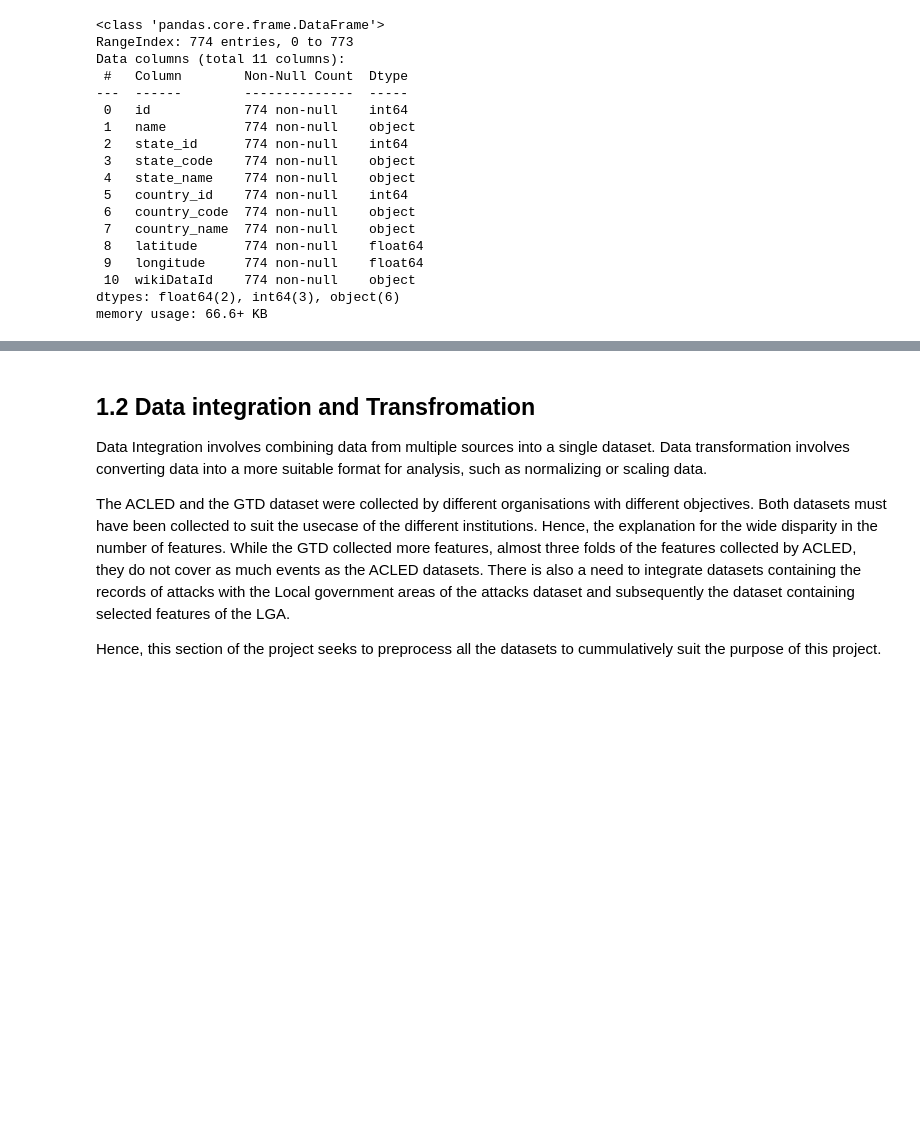
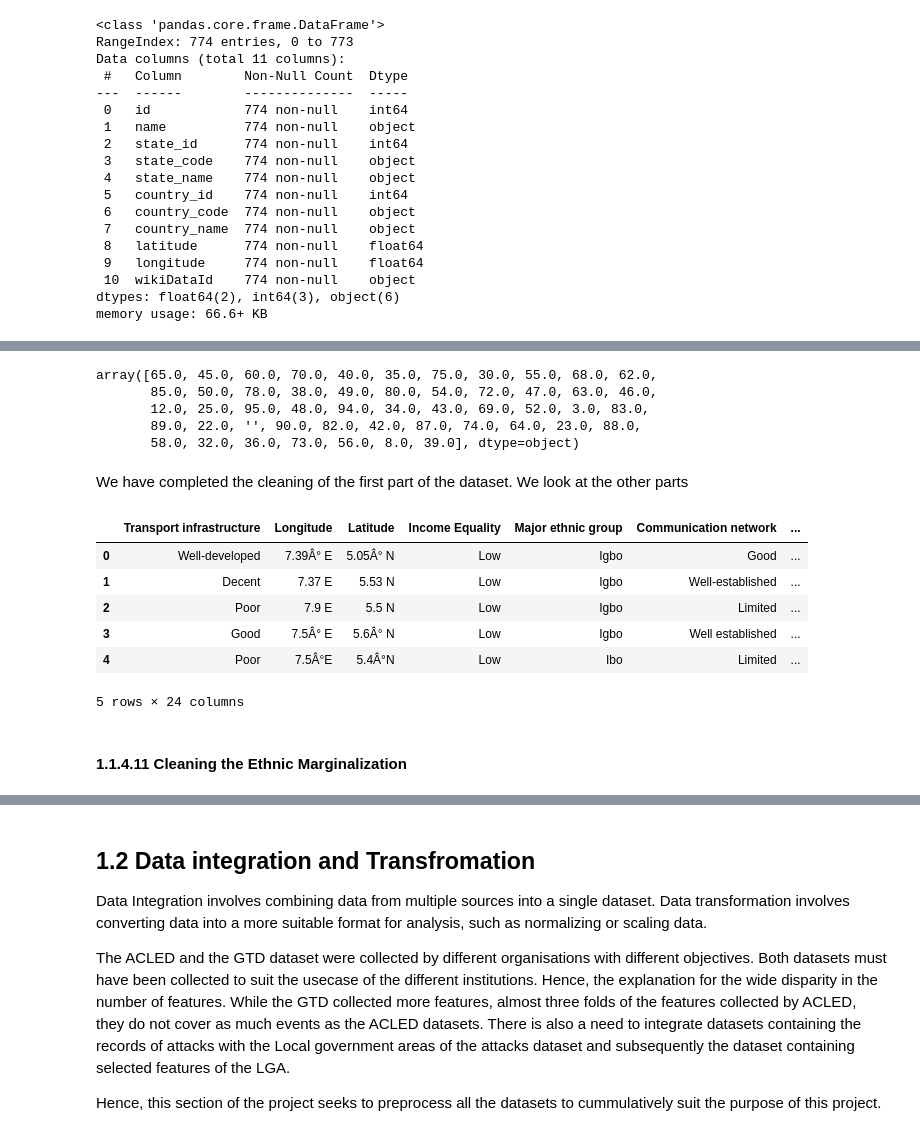
Before and after one commit to Abdul4code/Nigeria_Terror_Attacks, a Jupyter notebook: 2. Data Preprocessing.ipynb, the cells around one changed output, grey strips where cells are left out. Cells and saved outputs as stored; diff of their text form; code cells hidden in the pictures; blank space fills up the shorter version.

```diff
--- a/2. Data Preprocessing.ipynb
+++ b/2. Data Preprocessing.ipynb
@@ -745,0 +928,27 @@ array([108763.20000000001, 50000.0, 40000.0, 43575.0, 30000.0, 60000.0,
+# %%
+# apply function to extract only the digits in the value as float
+df_lga_features['Employment rate'] = df_lga_features.apply(get_numbers_without_units
+                                                                , column='Employment rate'
+                                                                , no_match_value=''
+                                                                , axis=1)
+df_lga_features['Employment rate'].unique()
+# %% [output]
+array([65.0, 45.0, 60.0, 70.0, 40.0, 35.0, 75.0, 30.0, 55.0, 68.0, 62.0,
+       85.0, 50.0, 78.0, 38.0, 49.0, 80.0, 54.0, 72.0, 47.0, 63.0, 46.0,
+       12.0, 25.0, 95.0, 48.0, 94.0, 34.0, 43.0, 69.0, 52.0, 3.0, 83.0,
+       89.0, 22.0, '', 90.0, 82.0, 42.0, 87.0, 74.0, 64.0, 23.0, 88.0,
+       58.0, 32.0, 36.0, 73.0, 56.0, 8.0, 39.0], dtype=object)
+# %% [markdown]
+We have completed the cleaning of the first part of the dataset. We look at the other parts
+# %%
+df_lga_features.iloc[0:, 11:].head()
+# %% [output]
+|  | Transport infrastructure | Longitude | Latitude | Income Equality | Major ethnic group | Communication network | ... |
+| 0 | Well-developed | 7.39Â° E | 5.05Â° N | Low | Igbo | Good | ... |
+| 1 | Decent | 7.37 E | 5.53 N | Low | Igbo | Well-established | ... |
+| 2 | Poor | 7.9 E | 5.5 N | Low | Igbo | Limited | ... |
+| 3 | Good | 7.5Â° E | 5.6Â° N | Low | Igbo | Well established | ... |
+| 4 | Poor | 7.5Â°E | 5.4Â°N | Low | Ibo | Limited | ... |
+5 rows × 24 columns
+# %% [markdown]
+#### 1.1.4.11 Cleaning the Ethnic Marginalization
```
Also changed, not shown: parts of 116 cells of this notebook, 2 other files.
